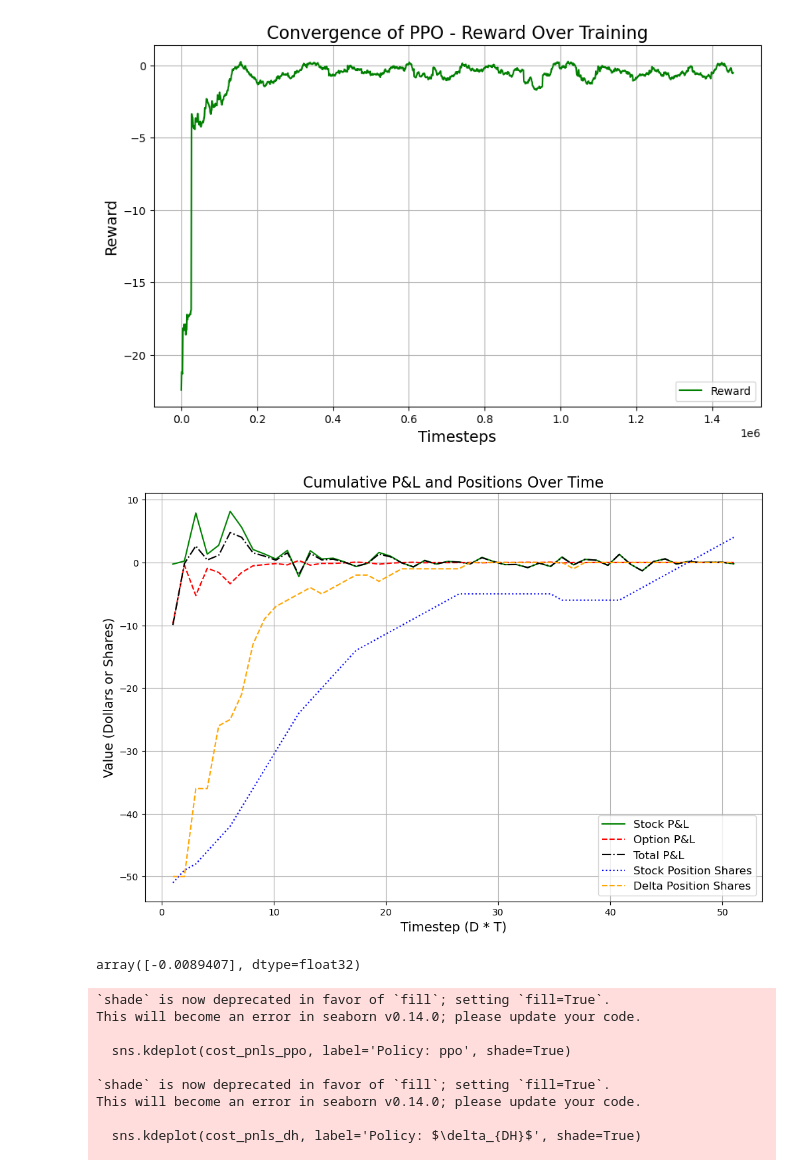
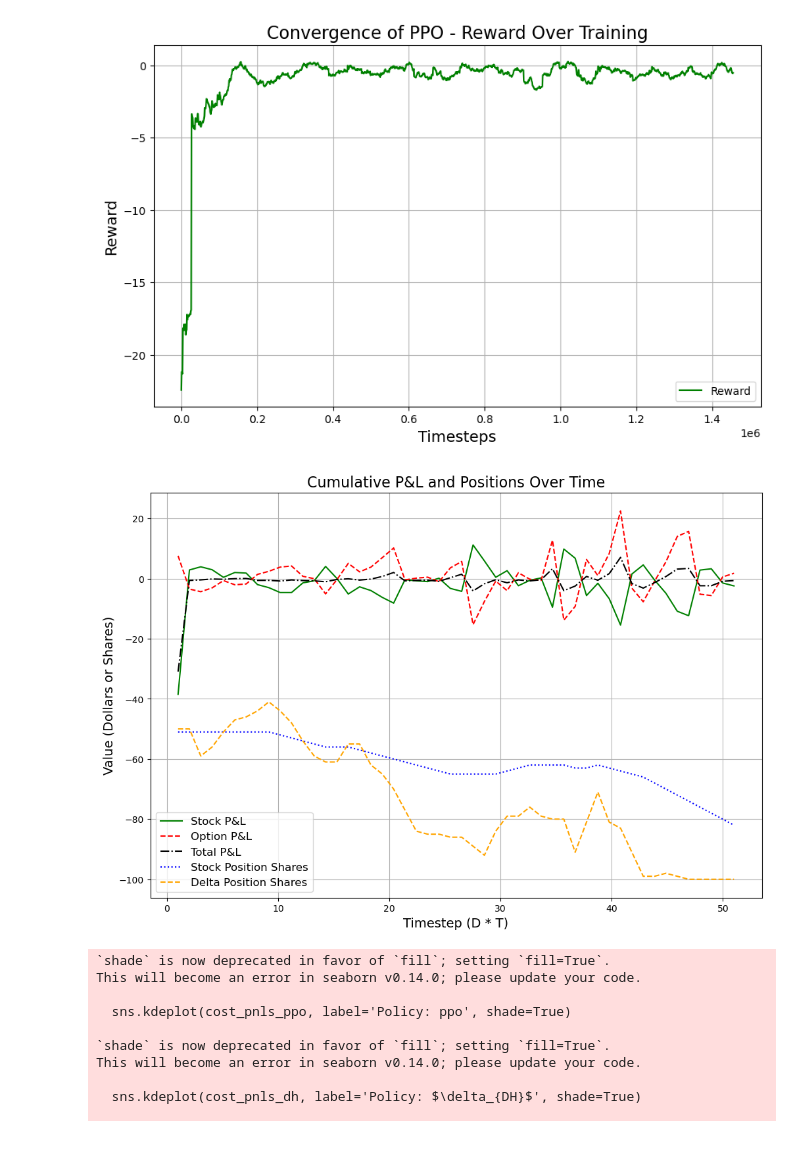
Before and after one commit to Lambulani/deepHedgingRL, a Jupyter notebook: notebooks/Deep_Hedging_PPO.ipynb, the cells around one changed output. Cells and saved outputs as stored; diff of their text form; code cells hidden in the pictures; blank space fills up the shorter version.

Commit message:
PPO Policy Plot

```diff
--- a/notebooks/Deep_Hedging_PPO.ipynb
+++ b/notebooks/Deep_Hedging_PPO.ipynb
@@ -28,7 +28,7 @@ def cost(delta_h, multiplier):
 
 apm = GBM(mu=mu, dt=dt, s_0=s_0, sigma=sigma)
 opm = BSM(strike_price=strike_price, risk_free_interest_rate=r, volatility=sigma, T=T, dt=dt)
-env = env_hedging_ppo(asset_price_model=apm, dt=dt, T=T, num_steps=num_steps, cost_multiplier = 5, tick_size=0.01,
+env = env_hedging_ppo(asset_price_model=apm, dt=dt, T=T, num_steps=num_steps, cost_multiplier = 1, tick_size=0.01,
                      L=1, strike_price=strike_price, int_holdings=True, initial_holding=0, mode="PL",
                   option_price_model=opm)
 # %%
@@ -198,7 +198,7 @@ for episode in range(num_episodes):
         delta_action = -100 * round(current_state[4], 2)
         action, _states = model.predict(current_state, deterministic = True)
         next_state, reward, done, info = env.step(action)
-        delta_h =   action[0]
+        delta_h =   next_state[0]-current_state[0]
         option_pnl = (100*(next_state[3]-current_state[3]))
         stock_pnl = (-current_state[0]*(next_state[1] -current_state[1])-cost(delta_h, 5))
         cum_option_pnl =+ option_pnl
@@ -207,38 +207,34 @@ for episode in range(num_episodes):
 
         option_pnls.append(cum_option_pnl)
         stock_pnls.append(cum_stock_pnl)
         cost_pnls.append(cum_cost_pnl)
         total_pnl.append(cum_option_pnl+cum_stock_pnl)
         stock_pos_shares.append(-next_state[0])
         delta_pos_shares.append(delta_action)
 
         if done:
             state = env.reset()
 
     time_axis = np.linspace(1, num_steps+1, num_steps)
     plt.figure(figsize=(12, 8))
     plt.plot(time_axis, stock_pnls, label='Stock P&L', color='green', linestyle='-')
     plt.plot(time_axis, option_pnls, label='Option P&L', color='red', linestyle='--')
     #plt.plot(time_axis, cost_pnls, label='Cost P&L', color='magenta', linestyle='--')
     plt.plot(time_axis, total_pnl, label='Total P&L', color='black', linestyle='-.')
     plt.plot(time_axis, stock_pos_shares, label='Stock Position Shares', color='blue', linestyle=':')
     plt.plot(time_axis, delta_pos_shares, label='Delta Position Shares', color='orange', linestyle='--')
 
     # Add labels, title, and legend
     plt.xlabel('Timestep (D * T)', fontsize=14)
     plt.ylabel('Value (Dollars or Shares)', fontsize=14)
     plt.title('Cumulative P&L and Positions Over Time', fontsize=16)
     plt.legend(fontsize=12)
     plt.grid(True)
     #plt.savefig("models/PPO/Cost5")
 
     plt.show()
 # %% [output]
-[figure, old version]
+[figure, new version]
-# %%
-action
-# %% [output]
-array([-0.0089407], dtype=float32)
 # %%
 from scipy.ndimage import gaussian_filter1d
 
```
Also changed, not shown: parts of 1 cell of this notebook, 2 other files.
